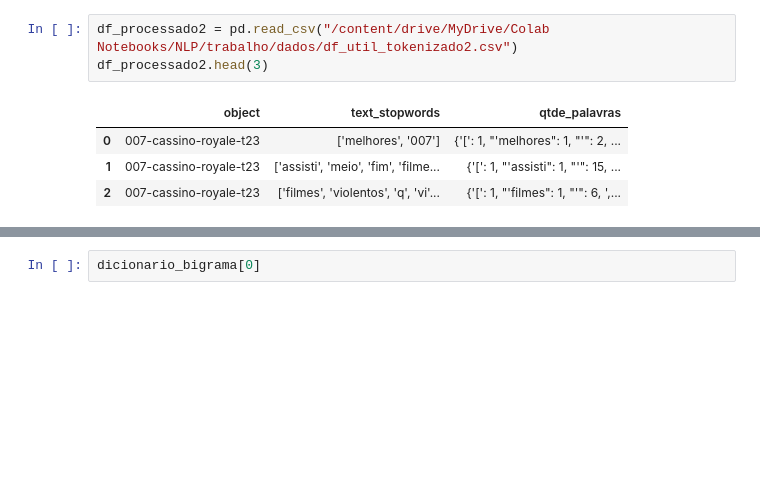
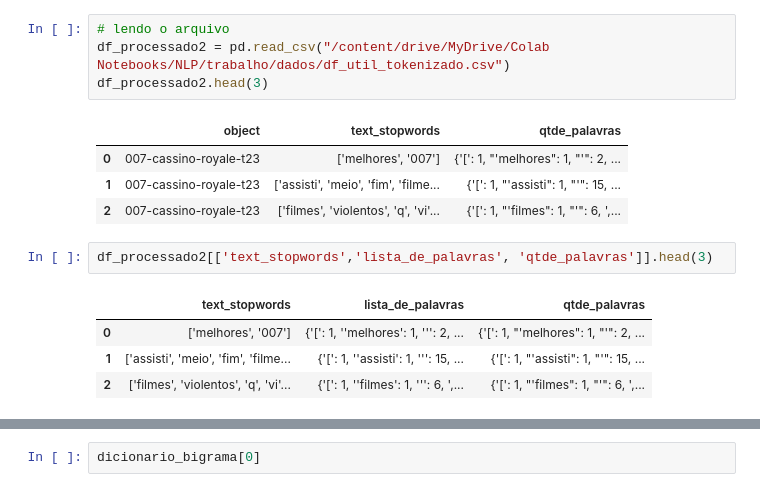
Before and after one commit to hericax/Pos, a Jupyter notebook: projeto_NLP/projeto4_NLP.IPYNB, the cells around one changed output, grey strips where cells are left out. Cells and saved outputs as stored; diff of their text form; blank space fills up the shorter version.

```diff
--- a/projeto_NLP/projeto4_NLP.IPYNB
+++ b/projeto_NLP/projeto4_NLP.IPYNB
@@ -458,9 +439,17 @@ df3.to_csv("/content/drive/MyDrive/Colab Notebooks/NLP/trabalho/dados/df_util_to
 # %%
-df_processado2 = pd.read_csv("/content/drive/MyDrive/Colab Notebooks/NLP/trabalho/dados/df_util_tokenizado2.csv")
+# lendo o arquivo
+df_processado2 = pd.read_csv("/content/drive/MyDrive/Colab Notebooks/NLP/trabalho/dados/df_util_tokenizado.csv")
 df_processado2.head(3)
 # %% [output]
 |  | object | text_stopwords | qtde_palavras |
 | 0 | 007-cassino-royale-t23 | ['melhores', '007'] | {'[': 1, "'melhores": 1, "'": 2, ... |
 | 1 | 007-cassino-royale-t23 | ['assisti', 'meio', 'fim', 'filme... | {'[': 1, "'assisti": 1, "'": 15, ... |
 | 2 | 007-cassino-royale-t23 | ['filmes', 'violentos', 'q', 'vi'... | {'[': 1, "'filmes": 1, "'": 6, ',... |
+# %%
+df_processado2[['text_stopwords','lista_de_palavras', 'qtde_palavras']].head(3)
+# %% [output]
+|  | text_stopwords | lista_de_palavras | qtde_palavras |
+| 0 | ['melhores', '007'] | {'[': 1, ''melhores': 1, ''': 2, ... | {'[': 1, "'melhores": 1, "'": 2, ... |
+| 1 | ['assisti', 'meio', 'fim', 'filme... | {'[': 1, ''assisti': 1, ''': 15, ... | {'[': 1, "'assisti": 1, "'": 15, ... |
+| 2 | ['filmes', 'violentos', 'q', 'vi'... | {'[': 1, ''filmes': 1, ''': 6, ',... | {'[': 1, "'filmes": 1, "'": 6, ',... |
 # %%
```
Also changed, not shown: parts of 21 cells of this notebook.
